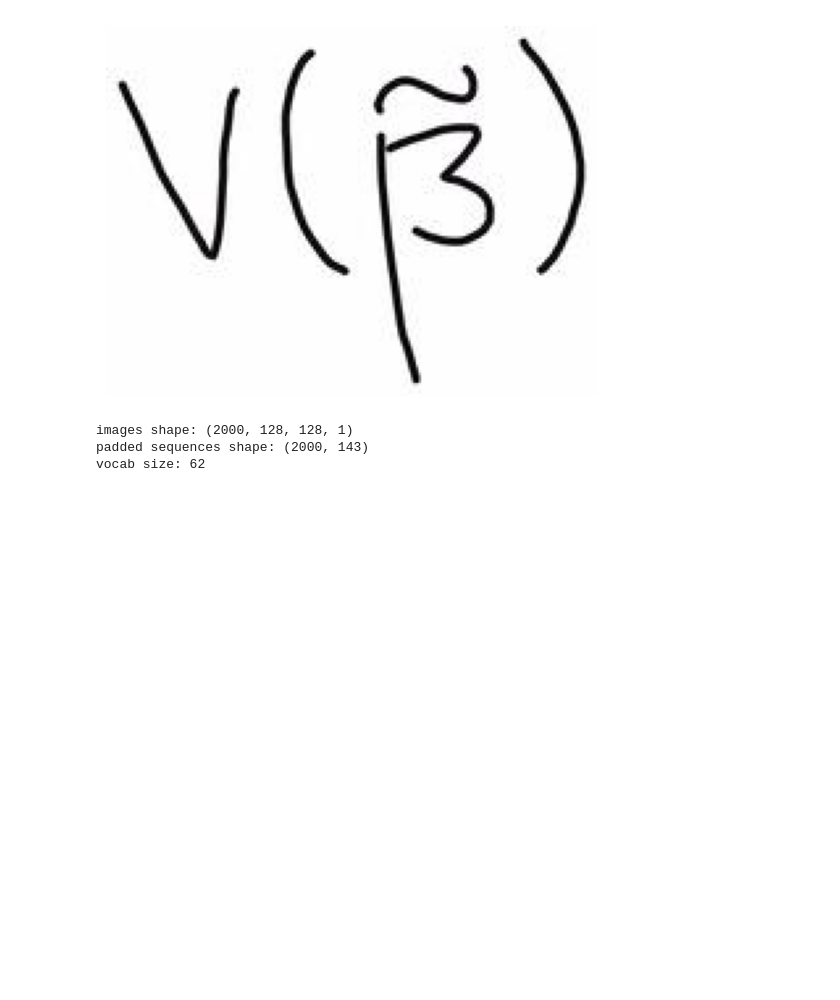
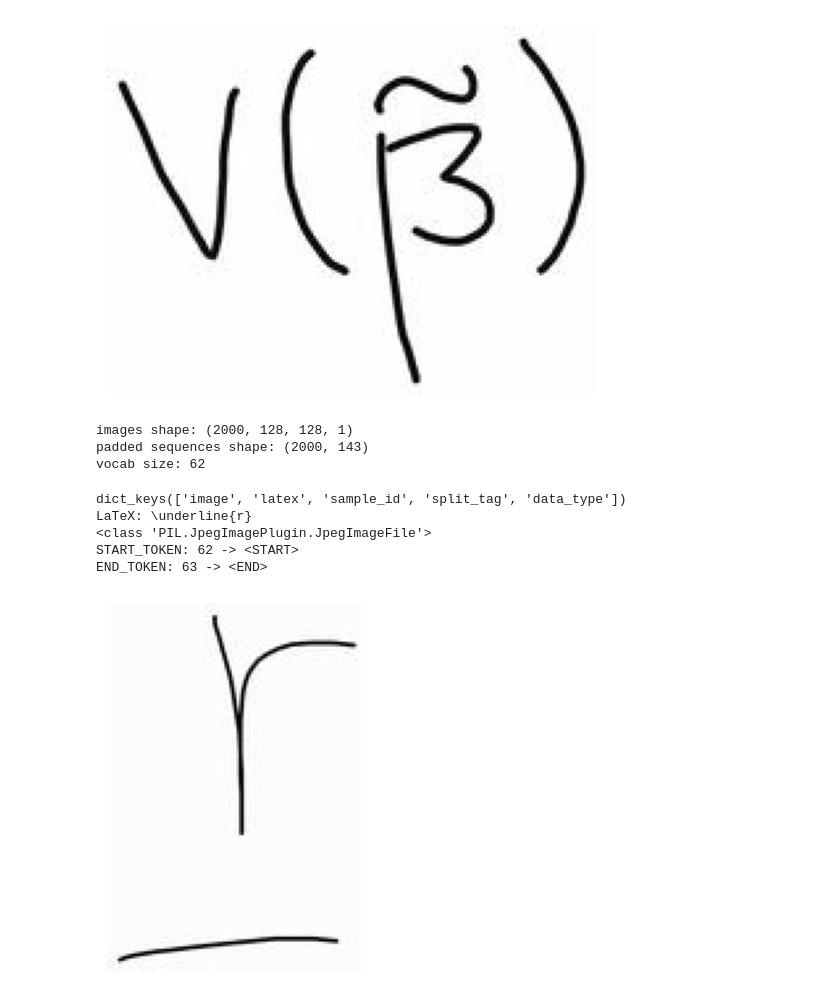
Before and after one commit to dustinp11/HandTex, a Jupyter notebook: notebooks/eda.ipynb, the cells around one changed output. Saved outputs shown, nothing was run; the diff lists cells and outputs as text; code cells hidden in the pictures; blank space fills up the shorter version.

Commit message:
added start and end tokens

```diff
--- a/notebooks/eda.ipynb
+++ b/notebooks/eda.ipynb
@@ -93,0 +125,33 @@ vocab size: 62
+# %%
+sample = ds["val"][5]
+
+print(sample.keys())
+print("LaTeX:", sample["latex"][:100])
+
+plt.imshow(sample["image"])
+plt.axis("off")
+print(type(sample["image"]))
+
+START_TOKEN = 62
+END_TOKEN = 63
+
+tokenizer.word_index["<START>"] = START_TOKEN
+tokenizer.word_index["<END>"] = END_TOKEN
+
+# Also update reverse mapping for decoding
+inv_vocab = {v: k for k, v in tokenizer.word_index.items()}
+
+print("START_TOKEN:", START_TOKEN, "->", inv_vocab[START_TOKEN])
+print("END_TOKEN:", END_TOKEN, "->", inv_vocab[END_TOKEN])
+
+from pickle import dump
+
+with open("notebooks/latex_tokenizer.pkl", "wb") as f:
+    dump(tokenizer, f)
+# %% [output]
+dict_keys(['image', 'latex', 'sample_id', 'split_tag', 'data_type'])
+LaTeX: \underline{r}
+<class 'PIL.JpegImagePlugin.JpegImageFile'>
+START_TOKEN: 62 -> <START>
+END_TOKEN: 63 -> <END>
+[figure, added]
```
Also changed, not shown: parts of 1 cell of this notebook, 5 other files.
